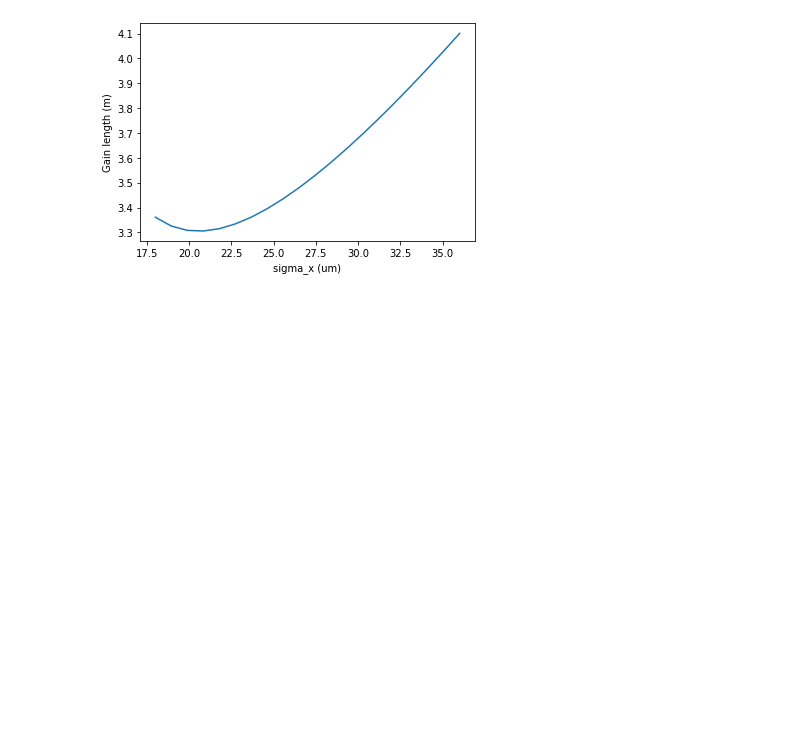
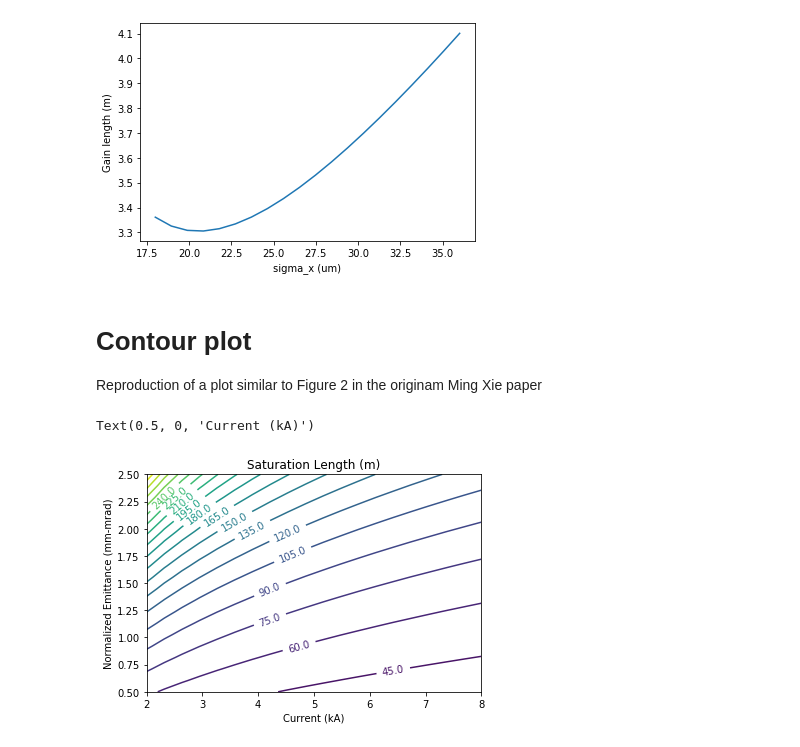
Before and after one commit to slaclab/zfel, a Jupyter notebook: examples/Ming Xie example.ipynb, the cells around one changed output. Drawn from its saved outputs; the diff is of its cells as text; code cells hidden in the pictures; blank space fills up the shorter version.

Commit message:
Added contor plot, thanks to Ahmed Osman

```diff
--- a/examples/Ming Xie example.ipynb
+++ b/examples/Ming Xie example.ipynb
@@ -91,3 +91,49 @@ ax.plot(1e6*test_params2['sigma_x'], result['gain_length'])
 # %% [output]
 [<matplotlib.lines.Line2D at 0x...>]
 [figure]
+# %% [markdown]
+# Contour plot
+
+Reproduction of a plot similar to Figure 2 in the originam Ming Xie paper
+# %%
+i_x =20
+i_y = 20
+felwave = 1.5e-10
+beta = 18
+undL = 0.03
+K = 3.7
+sigmae = 3e6
+I = np.linspace(2000, 8000, i_x)
+norm_emit = np.linspace(0.5e-6, 2.5e-6, i_y);
+gamma=np.sqrt(undL*(1+K**2/2)/2/felwave)
+sigma_x = np.sqrt(beta*norm_emit/gamma)
+
+test_params = {
+    'sigma_x':sigma_x[0],
+    'und_lambda':undL,
+    'und_k':K,
+    'current':5000.,
+    'gamma':gamma,
+    'norm_emit':1e-6,
+    'sigma_E':sigmae
+}
+
+X,Y = np.meshgrid(I, norm_emit)
+
+contour = np.zeros((i_y, i_x))
+for i in range(0, len(sigma_x)):
+    test_params['current'] = X[i]
+    test_params['norm_emit'] = Y[i]
+    test_params['sigma_x'] = sigma_x[i]
+    out = mingxie(**test_params)
+    contour[i][:] = out['saturation_length']
+
+fig, ax = plt.subplots()
+c = ax.contour(X/1000, Y*1e6, contour, 25)
+ax.clabel(c, inline=1, fontsize=10, fmt='%1.1f')
+ax.set_title('Saturation Length (m)')
+ax.set_ylabel('Normalized Emittance (mm-mrad)')
+ax.set_xlabel('Current (kA)')
+# %% [output]
+Text(0.5, 0, 'Current (kA)')
+[figure, added]
```
